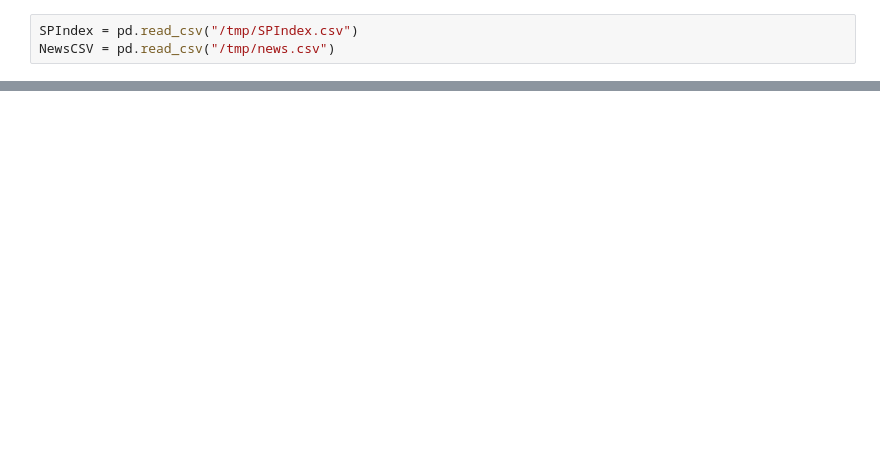
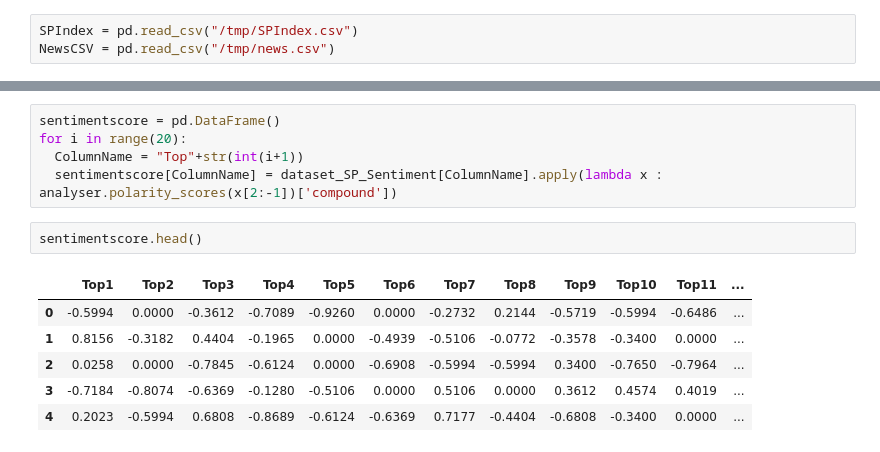
Before and after one commit to zhuohann/SP500PerfromancePredictionWithSentimentAnalysis, a Jupyter notebook: S&P_daily_direction_prediction_with_sentiment_analysis(Pandas).ipynb, the cells around one changed output, grey strips where cells are left out. Cells and saved outputs as stored; diff of their text form; blank space fills up the shorter version.

```diff
--- a/S&P_daily_direction_prediction_with_sentiment_analysis(Pandas).ipynb
+++ b/S&P_daily_direction_prediction_with_sentiment_analysis(Pandas).ipynb
@@ -58,0 +50,14 @@ for a,b,c in zip(NewsCSV['Top1'],NewsCSV['Top2'],NewsCSV['Top3']):
+# %%
+sentimentscore = pd.DataFrame()
+for i in range(20):
+  ColumnName = "Top"+str(int(i+1))
+  sentimentscore[ColumnName] = dataset_SP_Sentiment[ColumnName].apply(lambda x : analyser.polarity_scores(x[2:-1])['compound'])
+# %%
+sentimentscore.head()
+# %% [output]
+|  | Top1 | Top2 | Top3 | Top4 | Top5 | Top6 | Top7 | Top8 | Top9 | Top10 | Top11 | ... |
+| 0 | -0.5994 | 0.0000 | -0.3612 | -0.7089 | -0.9260 | 0.0000 | -0.2732 | 0.2144 | -0.5719 | -0.5994 | -0.6486 | ... |
+| 1 | 0.8156 | -0.3182 | 0.4404 | -0.1965 | 0.0000 | -0.4939 | -0.5106 | -0.0772 | -0.3578 | -0.3400 | 0.0000 | ... |
+| 2 | 0.0258 | 0.0000 | -0.7845 | -0.6124 | 0.0000 | -0.6908 | -0.5994 | -0.5994 | 0.3400 | -0.7650 | -0.7964 | ... |
+| 3 | -0.7184 | -0.8074 | -0.6369 | -0.1280 | -0.5106 | 0.0000 | 0.5106 | 0.0000 | 0.3612 | 0.4574 | 0.4019 | ... |
+| 4 | 0.2023 | -0.5994 | 0.6808 | -0.8689 | -0.6124 | -0.6369 | 0.7177 | -0.4404 | -0.6808 | -0.3400 | 0.0000 | ... |
```
Also changed, not shown: parts of 15 cells of this notebook.
